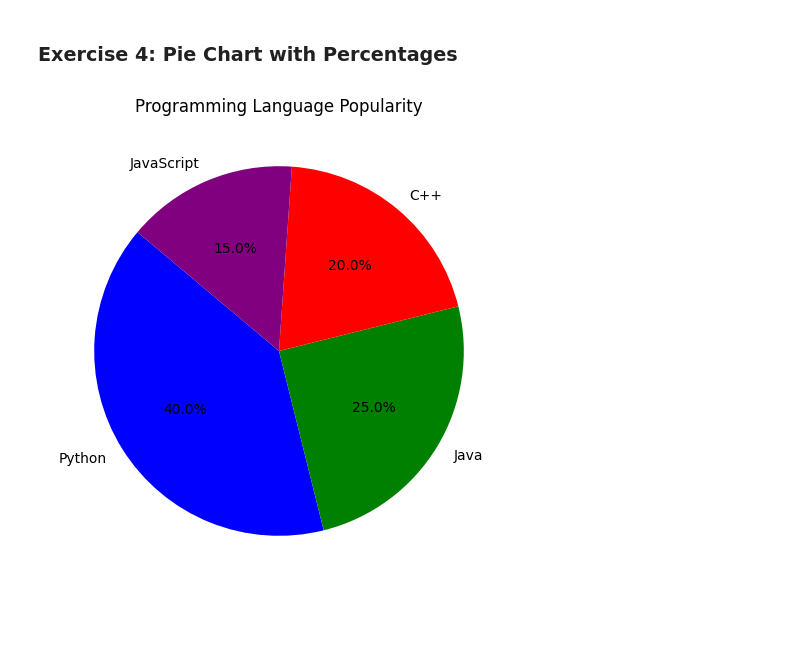
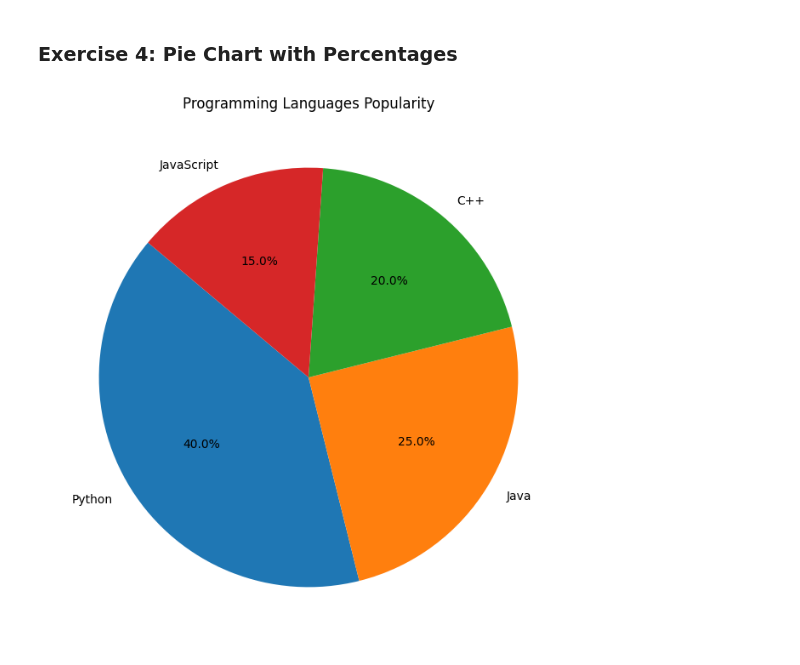
Before and after one commit to interleap-team/python-jupyter-template, a Jupyter notebook: src/4-pie-chart.ipynb, the cells around one changed output. Drawn from its saved outputs; the diff is of its cells as text; code cells hidden in the pictures; blank space fills up the shorter version.

```diff
--- a/src/4-pie-chart.ipynb
+++ b/src/4-pie-chart.ipynb
@@ -3,21 +3,35 @@
 # %%
 # TASK: Create a pie chart with the following data: labels = ['Python', 'Java', 'C++', 'JavaScript'] and sizes = [40, 25, 20, 15].
 # Display the percentages on the chart using autopct.
-# %%
-import matplotlib.pyplot as plt
-
-# Data
-labels = ['Python', 'Java', 'C++', 'JavaScript']
-sizes = [40, 25, 20, 15]
-
-# Create pie chart
-plt.figure(figsize=(6, 6))
-plt.pie(sizes, labels=labels, autopct='%1.1f%%', startangle=140, colors=['blue', 'green', 'red', 'purple'])
-
-# Add title
-plt.title("Programming Language Popularity")
-
-# Show plot
-plt.show()
-# %% [output]
-[figure, removed]
+# %%
+import matplotlib.pyplot as plt
+
+def create_pie_chart(labels, sizes):
+    try:
+        if not labels or not sizes:
+            raise ValueError("Labels and sizes must not be empty.")
+        if len(labels) != len(sizes):
+            raise ValueError("Labels and sizes must have the same length.")
+        if not all(isinstance(size, (int, float)) for size in sizes):
+            raise TypeError("Sizes must be numbers.")
+        if sum(sizes) <= 0:
+            raise ValueError("Sizes must sum to a positive number.")
+
+        plt.figure(figsize=(8, 8))
+        plt.pie(sizes, labels=labels, autopct='%1.1f%%', startangle=140)
+        plt.title('Programming Languages Popularity')
+        plt.show()
+
+    except ValueError as ve:
+        print(f"ValueError: {ve}")
+    except TypeError as te:
+        print(f"TypeError: {te}")
+    except Exception as e:
+        print(f"An unexpected error occurred: {e}")
+
+labels = ['Python', 'Java', 'C++', 'JavaScript']
+sizes = [40, 25, 20, 15]
+
+create_pie_chart(labels, sizes)
+# %% [output]
+[figure, added]
```
Also changed, not shown: 5 other files.
